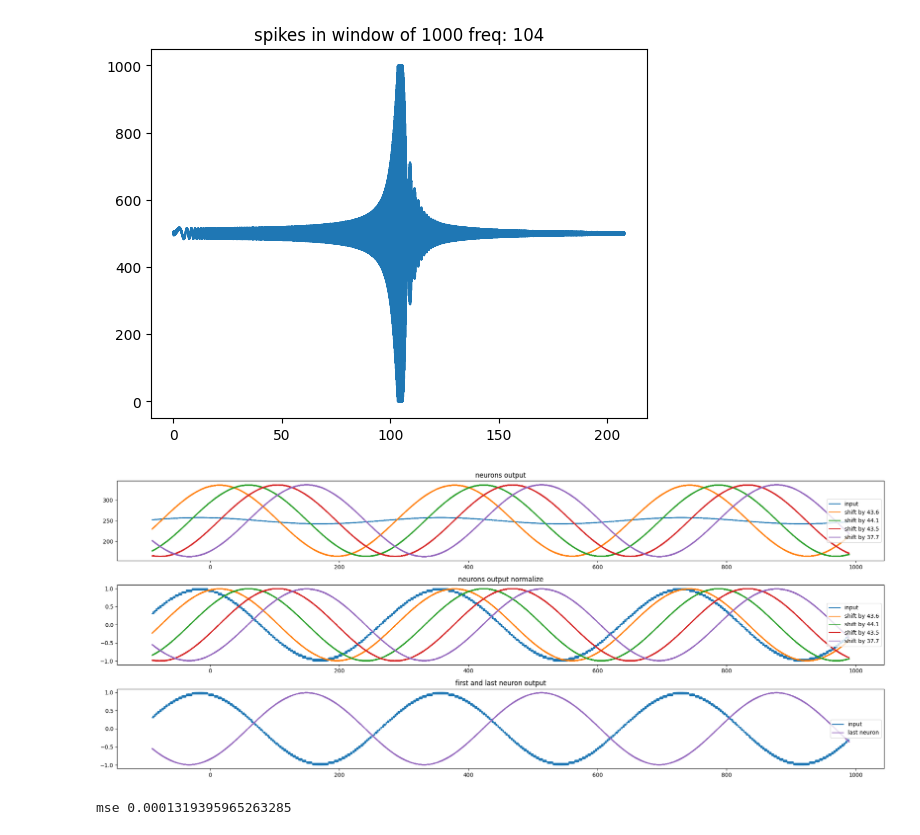
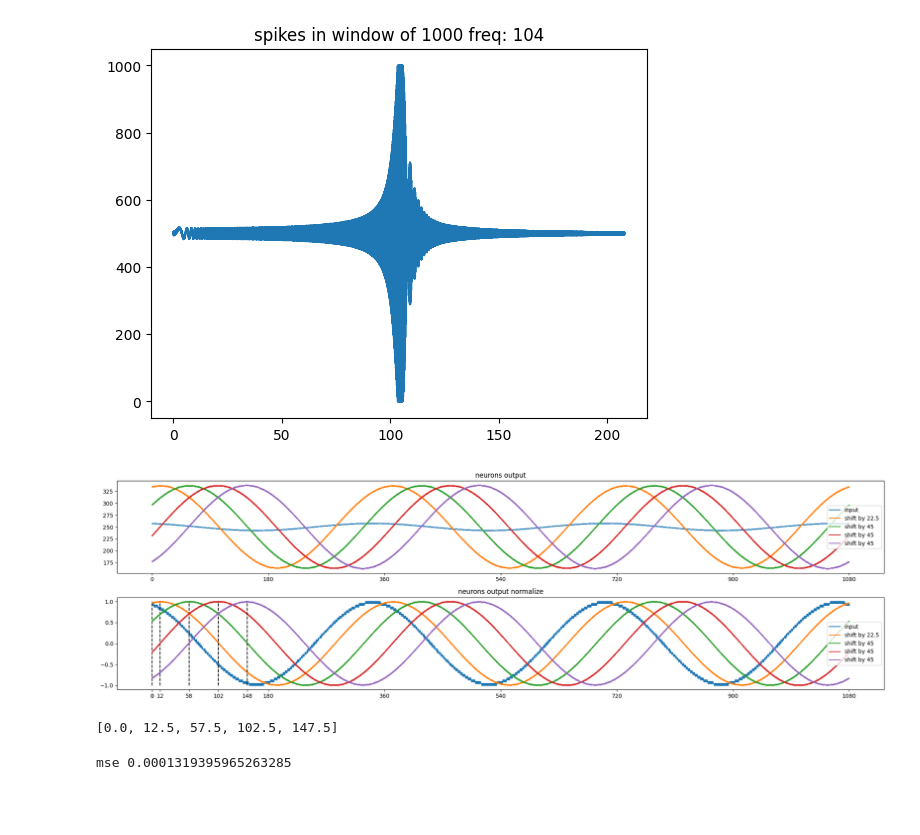
Before and after one commit to yakir4123/SNN-SCTN, a Jupyter notebook: notebooks/resonator_test_sine.ipynb, the cells around one changed output. Cells and saved outputs as stored; diff of their text form; code cells hidden in the pictures; blank space fills up the shorter version.

```diff
--- a/notebooks/resonator_test_sine.ipynb
+++ b/notebooks/resonator_test_sine.ipynb
@@ -144,21 +161,21 @@ FileNotFoundError: [Errno 2] No such file or directory: '../filters2/clk_1536000
 from snn.resonator import create_base_resonator, simple_resonator
 
 clk_freq = 1536000
-resonator_freq = 104
-# clk_freq = 76800
+resonator_freq = 212
 duration = 1.5
-# resonator_freq = '5.900'
-# my_resonator = create_excitatory_resonator(freq0=resonator_freq, clk_freq=clk_freq)
 
-# resonator0 = create_base_resonator(freq0=resonator_freq, clk_freq=clk_freq)
-resonator0 = simple_resonator(freq0=resonator_freq, clk_freq=clk_freq, lf=5, thetas=[-1, -5, -5, -5], weights=[11, 9, 10, 10, 10])
+resonator0 = simple_resonator(freq0=resonator_freq, clk_freq=clk_freq, lf=4,
+                              thetas=[-9.896, -21.483, -20.349, -20.591],
+                              weights=[34.091, 53.846, 42.951, 40.759, 41.223])
 resonator0.amplitude[0] = 10_000.0
 resonator0.log_out_spikes(0)
 
 # my_resonator = create_base_resonator(freq0=resonator_freq, clk_freq=clk_freq)
-my_resonator = simple_resonator(freq0=resonator_freq, clk_freq=clk_freq, lf=5, thetas=[-1, -5, -5, -5], weights=[11, 9, 10, 10, 10])
+my_resonator = simple_resonator(freq0=resonator_freq, clk_freq=clk_freq, lf=4,
+                              thetas=[-9.896, -21.483, -20.349, -20.591],
+                              weights=[53.846, 34.091, 42.951, 40.759, 41.223])
 
-signal_freq = 104
+signal_freq = 212
 
 neurons_log_spikes = range(5)
 for i in neurons_log_spikes:
@@ -391,15 +529,23 @@ custom_resonator_output_spikes(resonator, freq0, clk_freq, sample_rate=1, step=1
 # %% [output]
 [figure]
 # %%
-duration = 3
+from snn.resonator import trained_resonator, freq_of_resonator
+
+duration = 5
 
 # resonator_freq = '104'
 resonator_freq = 104
 clk_freq = 1536000
-my_resonator = create_base_resonator(freq0=resonator_freq, clk_freq=clk_freq)
+my_resonator = simple_resonator(
+        resonator_freq,
+        clk_freq,
+        5,
+        [-1, -5, -5, -5],
+        [11, 9, 10, 10, 10],
+)
 
 signal_freq = 104
-cycles = 3
+cycles = 5
 
 neurons_log_spikes = range(5)
 for i in neurons_log_spikes:
@@ -408,56 +554,68 @@ for i in neurons_log_spikes:
 spectrum = duration
 
 x = np.linspace(0, spectrum, int(duration * clk_freq))
-t = x * 2 * np.pi * signal_freq
+t = x * 2 * np.pi * signal_freq + np.pi/2
 sine_wave = np.sin(t)
 
 my_resonator.input_full_data(sine_wave)
 
 spikes_window_size = 500
-fig, axs = plt.subplots(3, 1, figsize=(20, 8))
+# fig, axs = plt.subplots(3, 1, figsize=(20, 8))
+fig, axs = plt.subplots(2, 1, figsize=(20, 6))
 labels0 = [
     'input',
-    'shift by 43.6',
-    'shift by 44.1',
-    'shift by 43.5',
-    'shift by 37.7',
+    'shift by 22.5',
+    'shift by 45',
+    'shift by 45',
+    'shift by 45',
 ]
+
+phase_shift = np.cumsum([0.0] + [12.5] + [45.0] * 3).tolist()
 for i in neurons_log_spikes:
     if i == 0:
         spikes_window_size = 1500
     else:
         spikes_window_size = 500
     output_neuron = my_resonator.neurons[i]
     y_events = output_neuron.out_spikes()
-    y_events = y_events[(y_events > (duration - ((6+cycles)/signal_freq)) * clk_freq) & (y_events < (duration - (6/signal_freq)) * clk_freq)]
+    y_events = y_events[(y_events > (duration - ((7+cycles)/signal_freq)) * clk_freq) & (y_events < (duration - (7/signal_freq)) * clk_freq)]
+    plt_cycles = cycles - 2
     y_events -= y_events[0]
     y_spikes = np.zeros(int(cycles * clk_freq / signal_freq + 1))
     y_spikes[y_events] = 1
-    y_spikes_rollsum = np.convolve(y_spikes, np.ones(spikes_window_size, dtype=int), 'valid')
+    y_spikes_rollsum = np.convolve(y_spikes, np.ones(spikes_window_size, dtype=int), 'valid')[:int(plt_cycles * clk_freq / signal_freq)]
     max_spikes = np.max(y_spikes_rollsum)
     min_spikes = np.min(y_spikes_rollsum)
     normalize_roll = (y_spikes_rollsum-min_spikes)/(max_spikes - min_spikes)
     normalize_roll = normalize_roll*2-1
-    pivot = 90
+    pivot = 0
 
     if i == 0:
-        axs[2].plot(np.linspace(0 - pivot, cycles * 360 - pivot, len(normalize_roll)), normalize_roll, label=labels0[i])
+        # axs[2].plot(np.linspace(0 - pivot, cycles * 360 - pivot, len(normalize_roll)), normalize_roll, label=labels0[i])
         y_spikes_rollsum /= 3
-    axs[0].plot(np.linspace(0 - pivot, cycles * 360 - pivot, len(y_spikes_rollsum)), y_spikes_rollsum, label=labels0[i])
-    axs[1].plot(np.linspace(0 - pivot, cycles * 360 - pivot, len(normalize_roll)), normalize_roll, label=labels0[i])
-    if i == 4:
-        axs[2].plot(np.linspace(0 - pivot, cycles * 360 - pivot, len(normalize_roll)), normalize_roll, label=f'last neuron', color='tab:purple')
+    axs[0].plot(np.linspace(0 - pivot, plt_cycles * 360 - pivot, len(y_spikes_rollsum)), y_spikes_rollsum, label=labels0[i])
+    axs[1].plot(np.linspace(0 - pivot, plt_cycles * 360 - pivot, len(normalize_roll)), normalize_roll, label=labels0[i])
+
+    axs[1].vlines(phase_shift[i], -1, 1, color='k', linestyle='--')
+axs[0].set_xticks(sorted([0, 180, 360, 540, 720, 900, 1080]))
+axs[1].set_xticks(sorted([0, 180, 360, 540, 720, 900, 1080] + phase_shift))
+    # if i == 4:
+    #     axs[2].plot(np.linspace(0 - pivot, cycles * 360 - pivot, len(normalize_roll)), normalize_roll, label=f'last neuron', color='tab:purple')
 
 axs[0].set_title('neurons output')
 axs[1].set_title('neurons output normalize')
-axs[2].set_title('first and last neuron output')
+# axs[2].set_title('first and last neuron output')
 axs[0].legend(loc='right')
 axs[1].legend(loc='right')
-axs[2].legend(loc='right')
+# axs[2].legend(loc='right')
 plt.tight_layout()
 plt.show()
 # %% [output]
-[figure, old version]
+[figure, new version]
+# %%
+phase_shift
+# %% [output]
+[0.0, 12.5, 57.5, 102.5, 147.5]
 # %%
 output_neuron = my_resonator.neurons[0]
 y_events = output_neuron.out_spikes()
```
Also changed, not shown: parts of 14 cells of this notebook, 3 other files.
